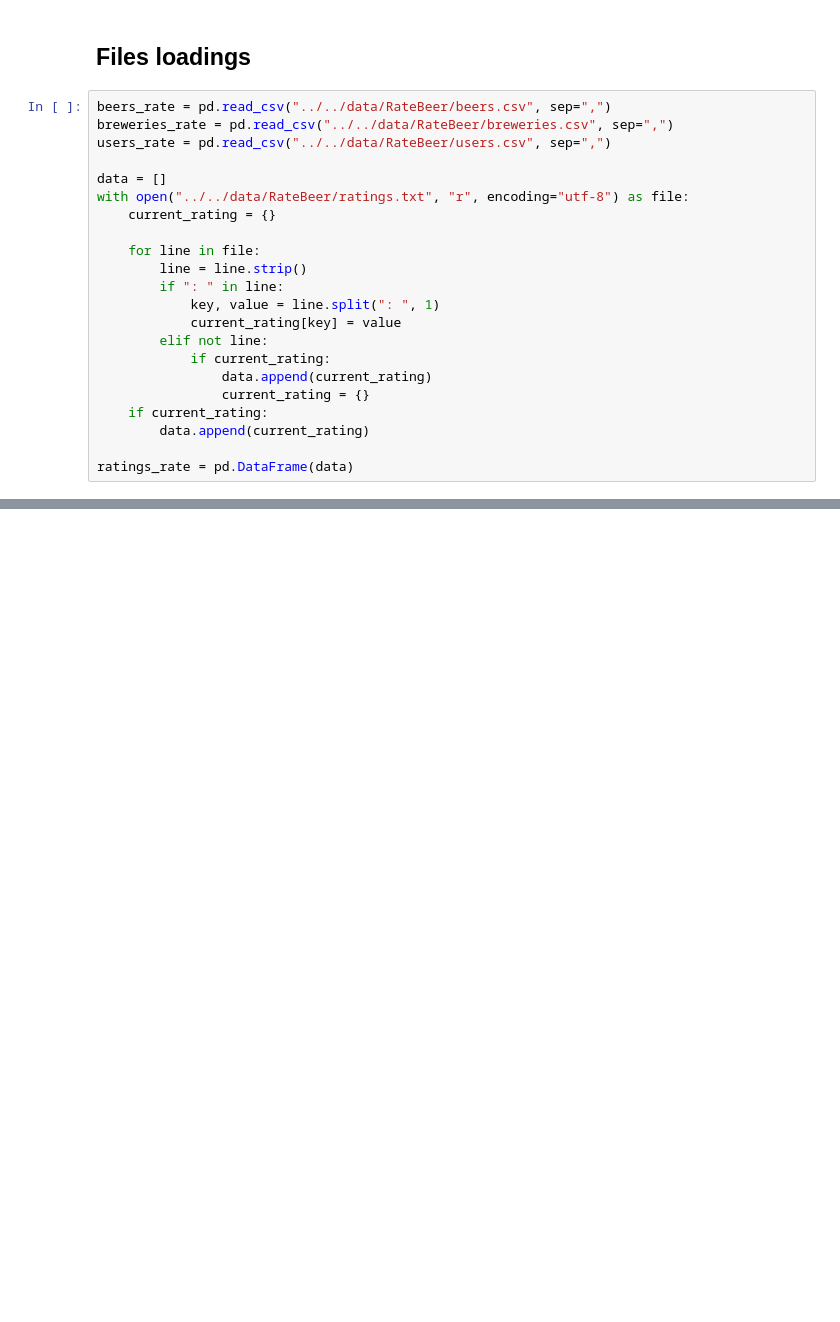
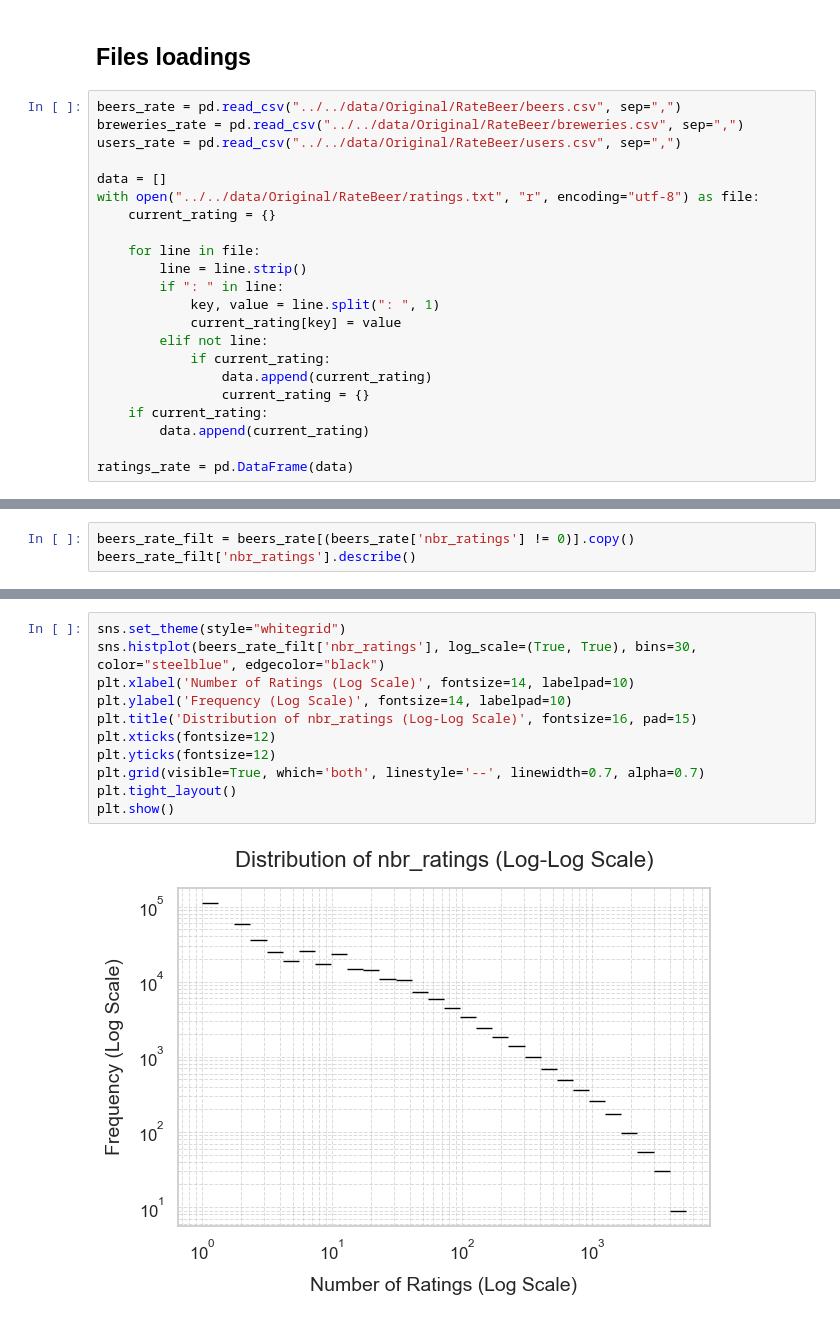
Before and after one commit to epfl-ada/ada-2024-project-mediterranean, a Jupyter notebook: src/data/data_processing_RateBeer.ipynb, the cells around one changed output, grey strips where cells are left out. Saved outputs shown, nothing was run; the diff lists cells and outputs as text; blank space fills up the shorter version.

Commit message:
data beers processings

```diff
--- a/src/data/data_processing_RateBeer.ipynb
+++ b/src/data/data_processing_RateBeer.ipynb
@@ -5,12 +13,12 @@ import pandas as pd
 # %% [markdown]
 ## Files loadings
 # %%
-beers_rate = pd.read_csv("../../data/RateBeer/beers.csv", sep=",")
-breweries_rate = pd.read_csv("../../data/RateBeer/breweries.csv", sep=",")
-users_rate = pd.read_csv("../../data/RateBeer/users.csv", sep=",")
+beers_rate = pd.read_csv("../../data/Original/RateBeer/beers.csv", sep=",")
+breweries_rate = pd.read_csv("../../data/Original/RateBeer/breweries.csv", sep=",")
+users_rate = pd.read_csv("../../data/Original/RateBeer/users.csv", sep=",")
 
 data = []
-with open("../../data/RateBeer/ratings.txt", "r", encoding="utf-8") as file:
+with open("../../data/Original/RateBeer/ratings.txt", "r", encoding="utf-8") as file:
     current_rating = {}
 
     for line in file:
@@ -73,0 +75,3 @@ for col in int_columns:
+# %%
+beers_rate_filt = beers_rate[(beers_rate['nbr_ratings'] != 0)].copy()
+beers_rate_filt['nbr_ratings'].describe()
@@ -73,0 +88,13 @@ for col in int_columns:
+# %%
+sns.set_theme(style="whitegrid")
+sns.histplot(beers_rate_filt['nbr_ratings'], log_scale=(True, True), bins=30, color="steelblue", edgecolor="black")
+plt.xlabel('Number of Ratings (Log Scale)', fontsize=14, labelpad=10)
+plt.ylabel('Frequency (Log Scale)', fontsize=14, labelpad=10)
+plt.title('Distribution of nbr_ratings (Log-Log Scale)', fontsize=16, pad=15)
+plt.xticks(fontsize=12)
+plt.yticks(fontsize=12)
+plt.grid(visible=True, which='both', linestyle='--', linewidth=0.7, alpha=0.7)
+plt.tight_layout()
+plt.show()
+# %% [output]
+[figure, added]
```
Also changed, not shown: parts of 14 cells of this notebook, 2 other files.
